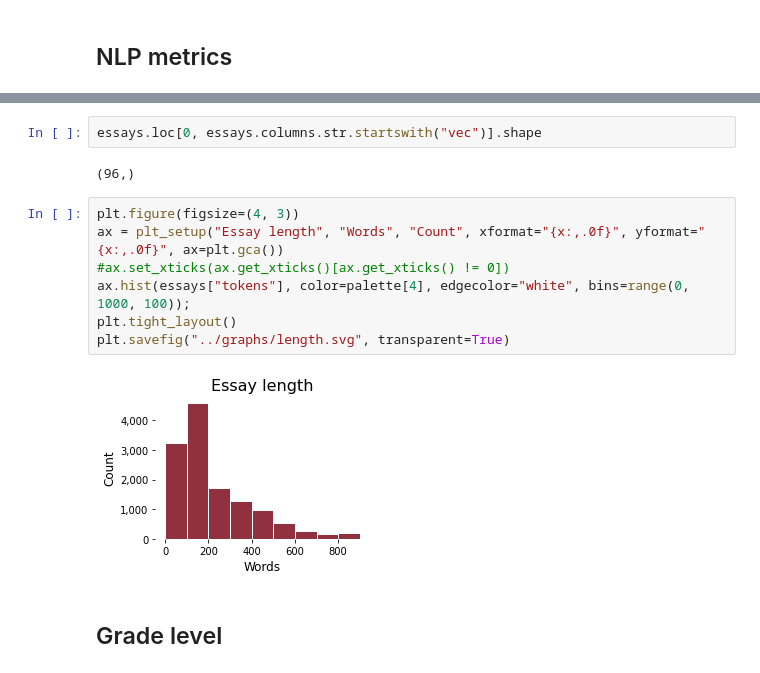
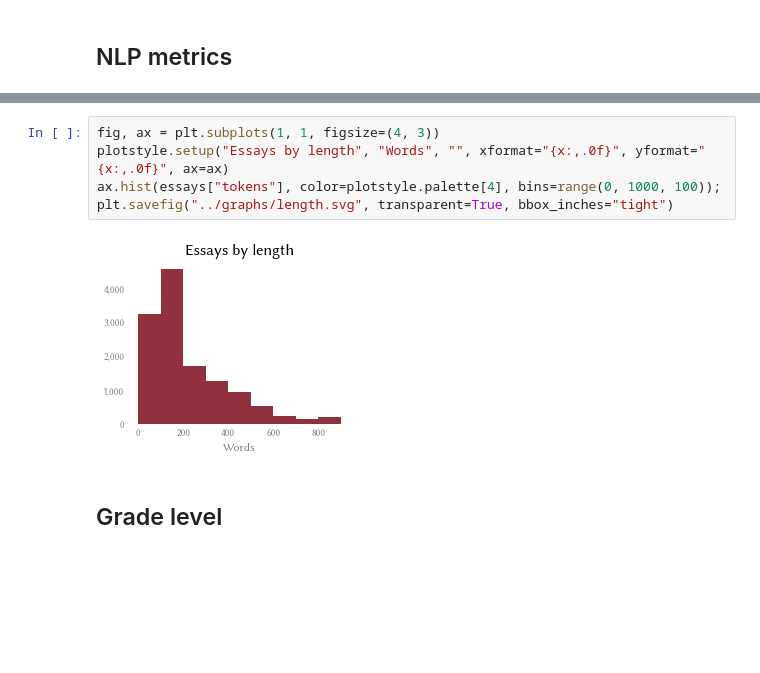
Before and after one commit to alexklapheke/essay, a Jupyter notebook: code/0-Parse_data-EDA.ipynb, the cells around one changed output, grey strips where cells are left out. Saved outputs shown, nothing was run; the diff lists cells and outputs as text; blank space fills up the shorter version.

```diff
--- a/code/0-Parse_data-EDA.ipynb
+++ b/code/0-Parse_data-EDA.ipynb
@@ -309,16 +271,10 @@ Done! Parsed 12,976 items in 15:30.
-# %%
-essays.loc[0, essays.columns.str.startswith("vec")].shape
-# %% [output]
-(96,)
 # %%
-plt.figure(figsize=(4, 3))
-ax = plt_setup("Essay length", "Words", "Count", xformat="{x:,.0f}", yformat="{x:,.0f}", ax=plt.gca())
-#ax.set_xticks(ax.get_xticks()[ax.get_xticks() != 0])
-ax.hist(essays["tokens"], color=palette[4], edgecolor="white", bins=range(0, 1000, 100));
-plt.tight_layout()
-plt.savefig("../graphs/length.svg", transparent=True)
+fig, ax = plt.subplots(1, 1, figsize=(4, 3))
+plotstyle.setup("Essays by length", "Words", "", xformat="{x:,.0f}", yformat="{x:,.0f}", ax=ax)
+ax.hist(essays["tokens"], color=plotstyle.palette[4], bins=range(0, 1000, 100));
+plt.savefig("../graphs/length.svg", transparent=True, bbox_inches="tight")
 # %% [output]
-[figure, old version]
+[figure, new version]
 # %% [markdown]
 ## Grade level
 # %%
```
Also changed, not shown: parts of 26 cells of this notebook, 47 other files.
